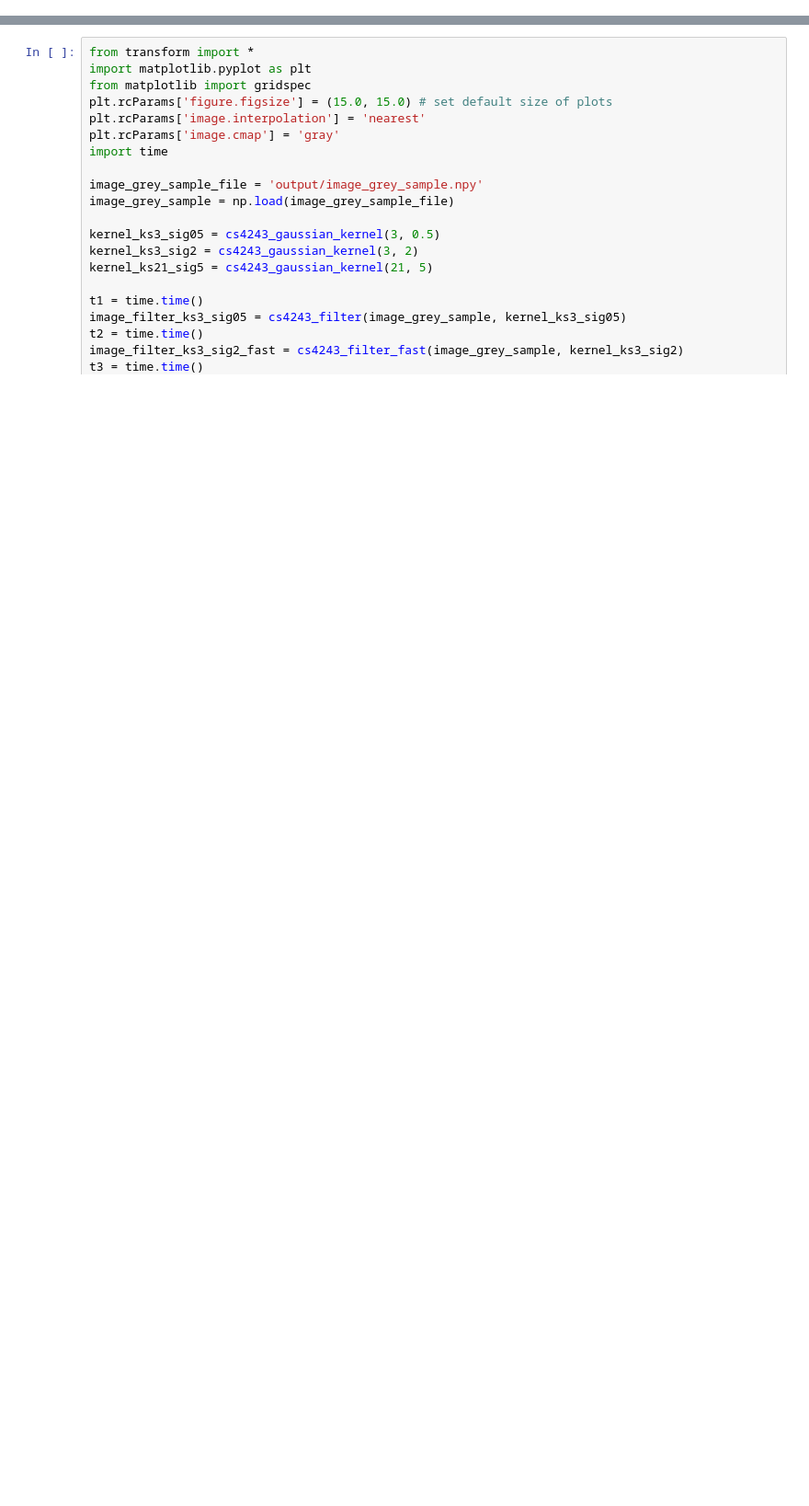
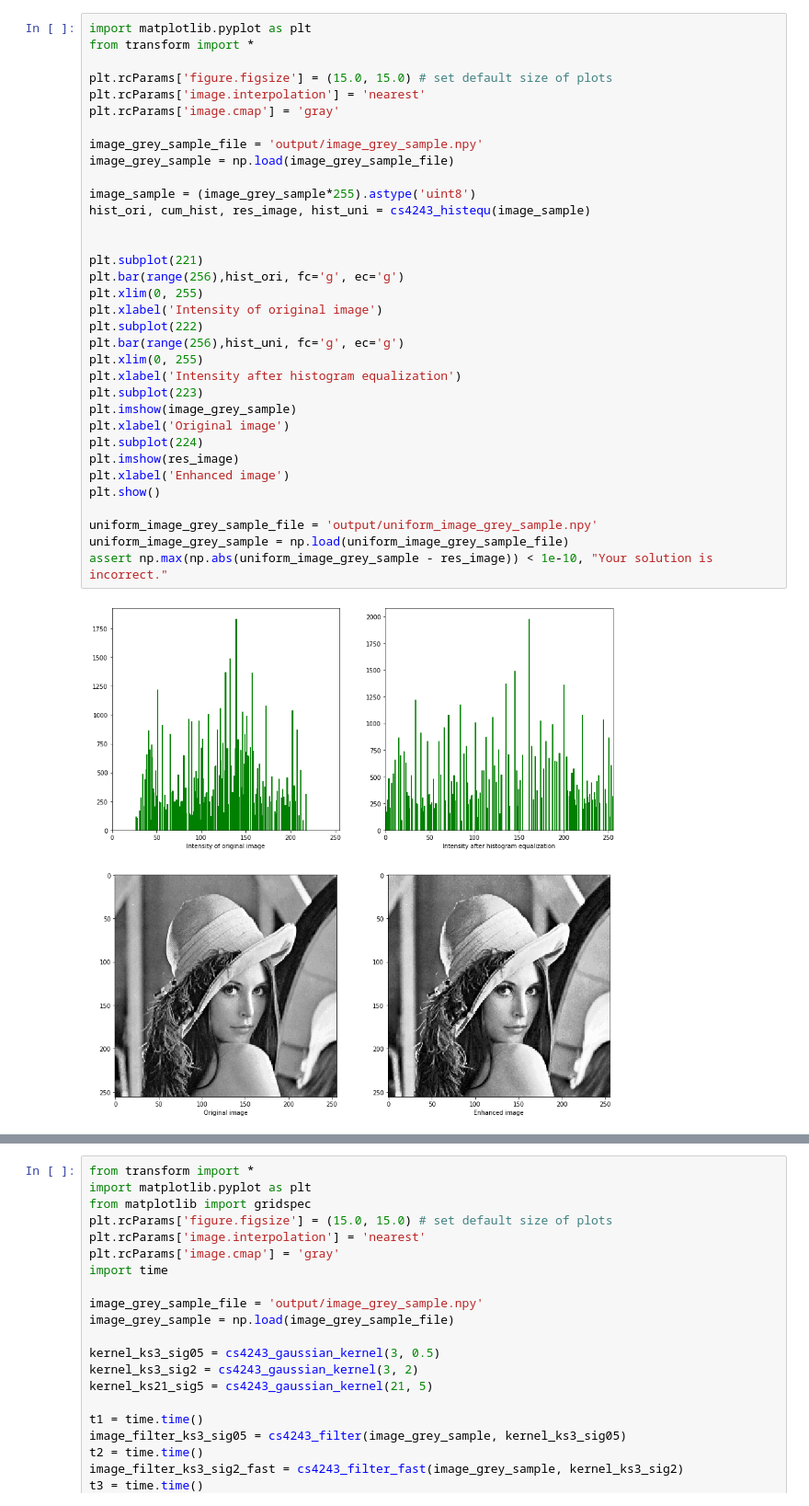
Before and after one commit to CS4243ComputerVision/Lab1, a Jupyter notebook: src/main.ipynb, the cells around one changed output, grey strips where cells are left out. Shown at 92% size. Saved outputs shown, nothing was run; the diff lists cells and outputs as text; blank space fills up the shorter version.

```diff
--- a/src/main.ipynb
+++ b/src/main.ipynb
@@ -58,0 +141,36 @@ assert np.max(np.abs(image_resize_sample - image_resize)) < 1e-10, "Your solutio
+# %%
+import matplotlib.pyplot as plt
+from transform import *
+
+plt.rcParams['figure.figsize'] = (15.0, 15.0) # set default size of plots
+plt.rcParams['image.interpolation'] = 'nearest'
+plt.rcParams['image.cmap'] = 'gray'
+
+image_grey_sample_file = 'output/image_grey_sample.npy'
+image_grey_sample = np.load(image_grey_sample_file)
+
+image_sample = (image_grey_sample*255).astype('uint8')
+hist_ori, cum_hist, res_image, hist_uni = cs4243_histequ(image_sample)
+
+
+plt.subplot(221)
+plt.bar(range(256),hist_ori, fc='g', ec='g')
+plt.xlim(0, 255)
+plt.xlabel('Intensity of original image')
+plt.subplot(222)
+plt.bar(range(256),hist_uni, fc='g', ec='g')
+plt.xlim(0, 255)
+plt.xlabel('Intensity after histogram equalization')
+plt.subplot(223)
+plt.imshow(image_grey_sample)
+plt.xlabel('Original image')
+plt.subplot(224)
+plt.imshow(res_image)
+plt.xlabel('Enhanced image')
+plt.show()
+
+uniform_image_grey_sample_file = 'output/uniform_image_grey_sample.npy'
+uniform_image_grey_sample = np.load(uniform_image_grey_sample_file)
+assert np.max(np.abs(uniform_image_grey_sample - res_image)) < 1e-10, "Your solution is incorrect."
+# %% [output]
+[figure, added]
```
Also changed, not shown: parts of 18 cells of this notebook, 9 other files.
